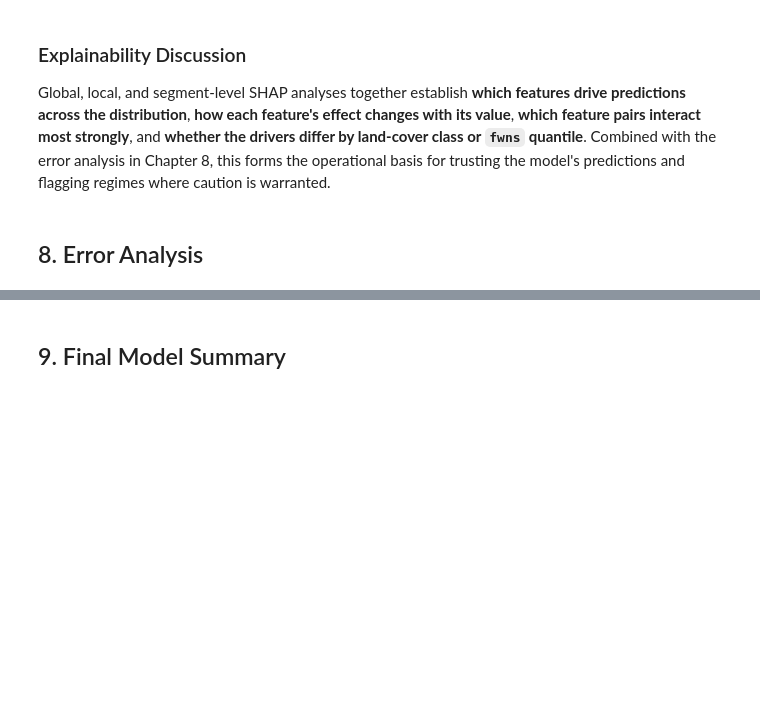
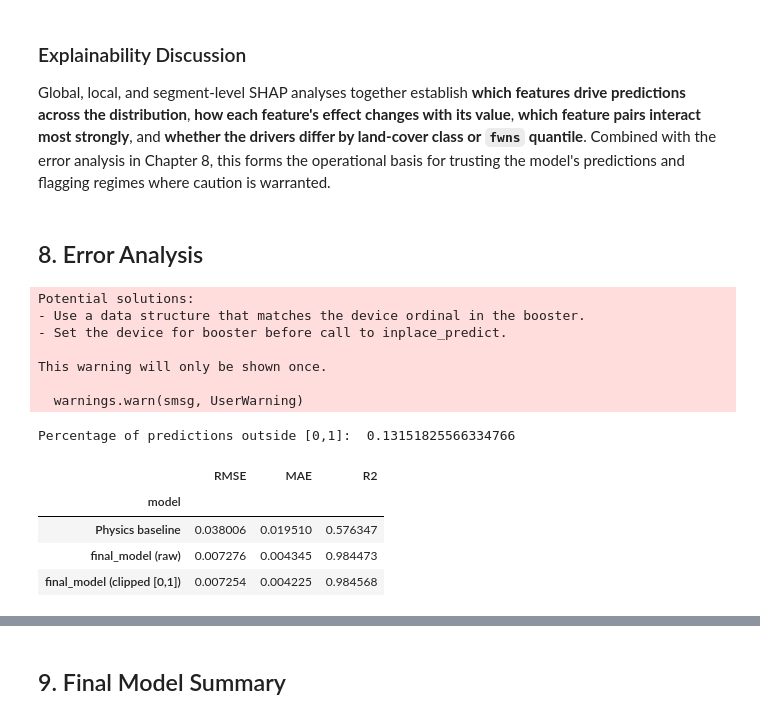
Before and after one commit to marcvem2AED/TFM_MCD_MarcVelascoMateu, a Jupyter notebook: 3-Model_training.ipynb, the cells around one changed output, grey strips where cells are left out. Cells and saved outputs as stored; diff of their text form; code cells hidden in the pictures; blank space fills up the shorter version.

```diff
--- a/3-Model_training.ipynb
+++ b/3-Model_training.ipynb
@@ -1609,6 +1571,50 @@ analysis in Chapter 8, this forms the operational basis for trusting the model's
 predictions and flagging regimes where caution is warranted.
 # %% [markdown]
 ## 8. Error Analysis
+# %%
+# Baseline comparison: physics formula vs final_model vs final_model clipped to [0,1]
+X_err_test  = df_model.loc[test_idx, FINAL_FEATURE_SET]
+y_err_true  = y.loc[test_idx]
+y_err_pred  = final_model.predict(X_err_test)
+y_err_clipped = np.clip(y_err_pred, 0, 1)
+
+print("Percentage of predictions outside [0,1]: ", np.mean((y_err_pred < 0) | (y_err_pred > 1)))
+
+_rows = [
+    {
+        'model':  'Physics baseline',
+        'RMSE':   physics_baseline_metrics['RMSE'],
+        'MAE':    physics_baseline_metrics['MAE'],
+        'R2':     physics_baseline_metrics['R2'],
+    },
+    {
+        'model':  'final_model (raw)',
+        'RMSE':   float(root_mean_squared_error(y_err_true, y_err_pred)),
+        'MAE':    float(mean_absolute_error(y_err_true, y_err_pred)),
+        'R2':     float(r2_score(y_err_true, y_err_pred)),
+    },
+    {
+        'model':  'final_model (clipped [0,1])',
+        'RMSE':   float(root_mean_squared_error(y_err_true, y_err_clipped)),
+        'MAE':    float(mean_absolute_error(y_err_true, y_err_clipped)),
+        'R2':     float(r2_score(y_err_true, y_err_clipped)),
+    },
+]
+display(pd.DataFrame(_rows).set_index('model').round(6))
+# %% [output]
+Potential solutions:
+- Use a data structure that matches the device ordinal in the booster.
+- Set the device for booster before call to inplace_predict.
+
+This warning will only be shown once.
+
+  warnings.warn(smsg, UserWarning)
+Percentage of predictions outside [0,1]:  0.13151825566334766
+|  | RMSE | MAE | R2 |
+| model |  |  |  |
+| Physics baseline | 0.038006 | 0.019510 | 0.576347 |
+| final_model (raw) | 0.007276 | 0.004345 | 0.984473 |
+| final_model (clipped [0,1]) | 0.007254 | 0.004225 | 0.984568 |
 # %%
 # Predictions on canonical test set for error analysis
 X_err_test = df_model.loc[test_idx, FINAL_FEATURE_SET]
```
Also changed, not shown: parts of 19 cells of this notebook, 5 other files.
